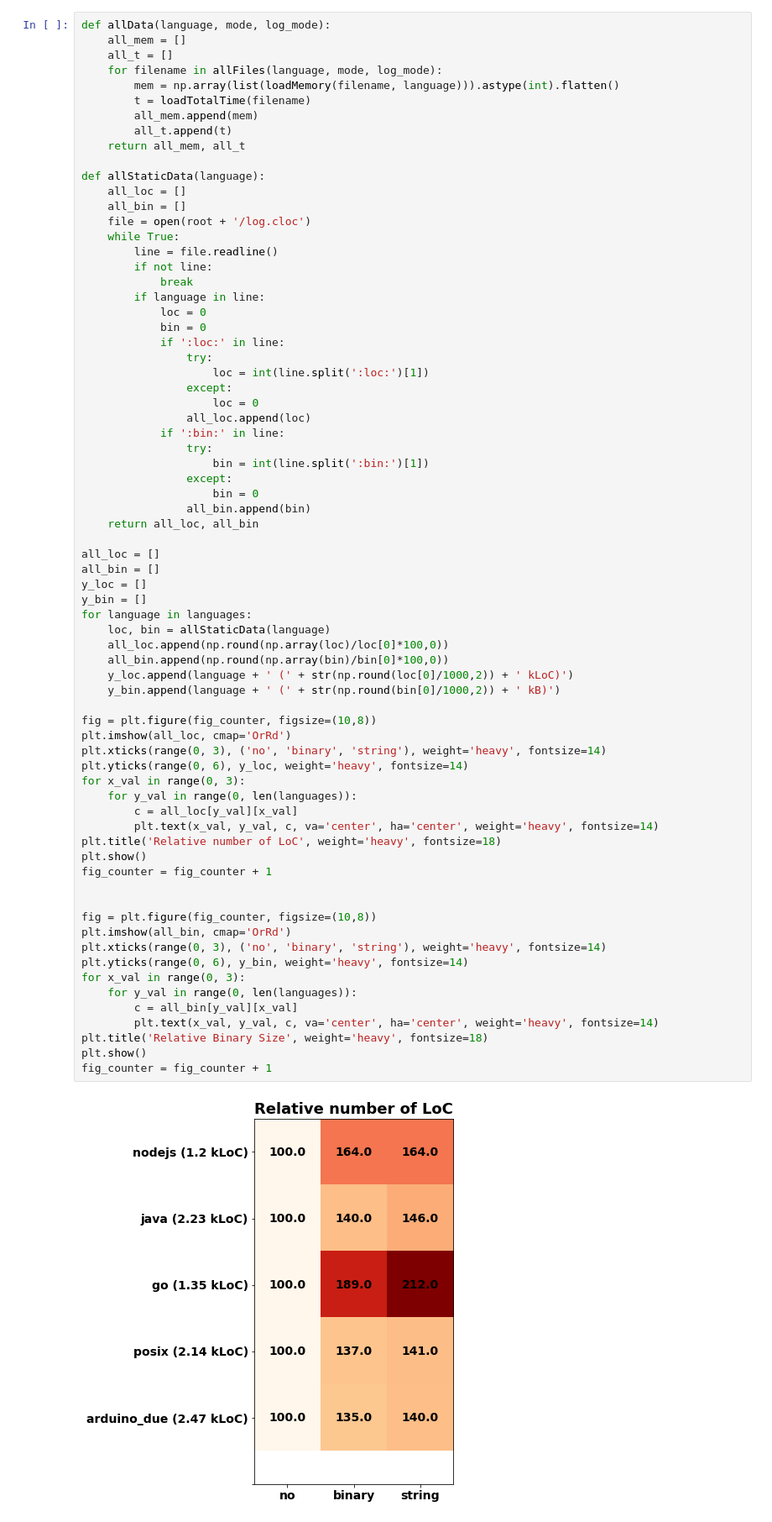
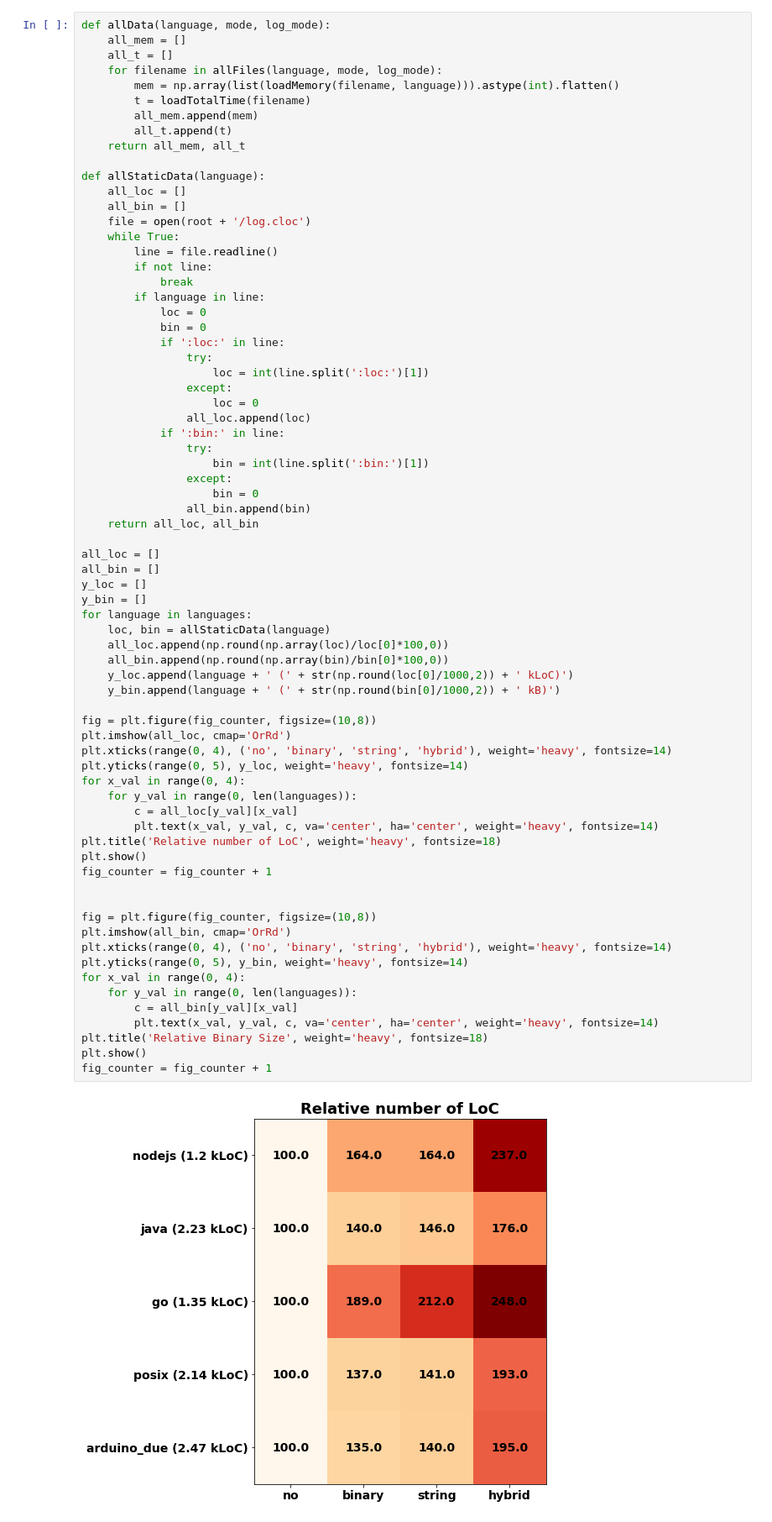
Before and after one commit to brice-morin/thingml-logs-xp, a Jupyter notebook: src/main/jupyter/performances.ipynb, the cells around one changed output. Shown at 84% size. Drawn from its saved outputs; the diff is of its cells as text.

```diff
--- a/src/main/jupyter/performances.ipynb
+++ b/src/main/jupyter/performances.ipynb
@@ -77,37 +77,37 @@ def allStaticData(language):
 all_loc = []
 all_bin = []
 y_loc = []
 y_bin = []
 for language in languages:
     loc, bin = allStaticData(language)
     all_loc.append(np.round(np.array(loc)/loc[0]*100,0))
     all_bin.append(np.round(np.array(bin)/bin[0]*100,0))
     y_loc.append(language + ' (' + str(np.round(loc[0]/1000,2)) + ' kLoC)')
     y_bin.append(language + ' (' + str(np.round(bin[0]/1000,2)) + ' kB)')
 
 fig = plt.figure(fig_counter, figsize=(10,8))
 plt.imshow(all_loc, cmap='OrRd')
-plt.xticks(range(0, 3), ('no', 'binary', 'string'), weight='heavy', fontsize=14)
-plt.yticks(range(0, 6), y_loc, weight='heavy', fontsize=14)
-for x_val in range(0, 3):
+plt.xticks(range(0, 4), ('no', 'binary', 'string', 'hybrid'), weight='heavy', fontsize=14)
+plt.yticks(range(0, 5), y_loc, weight='heavy', fontsize=14)
+for x_val in range(0, 4):
     for y_val in range(0, len(languages)):
         c = all_loc[y_val][x_val]
         plt.text(x_val, y_val, c, va='center', ha='center', weight='heavy', fontsize=14)
 plt.title('Relative number of LoC', weight='heavy', fontsize=18)
 plt.show()
 fig_counter = fig_counter + 1
 
 
 fig = plt.figure(fig_counter, figsize=(10,8))
 plt.imshow(all_bin, cmap='OrRd')
-plt.xticks(range(0, 3), ('no', 'binary', 'string'), weight='heavy', fontsize=14)
-plt.yticks(range(0, 6), y_bin, weight='heavy', fontsize=14)
-for x_val in range(0, 3):
+plt.xticks(range(0, 4), ('no', 'binary', 'string', 'hybrid'), weight='heavy', fontsize=14)
+plt.yticks(range(0, 5), y_bin, weight='heavy', fontsize=14)
+for x_val in range(0, 4):
     for y_val in range(0, len(languages)):
         c = all_bin[y_val][x_val]
         plt.text(x_val, y_val, c, va='center', ha='center', weight='heavy', fontsize=14)
 plt.title('Relative Binary Size', weight='heavy', fontsize=18)
 plt.show()
 fig_counter = fig_counter + 1
 # %% [output]
-[figure, old version]
+[figure, new version]
```
Also changed, not shown: parts of 4 cells of this notebook, 1 other file.
